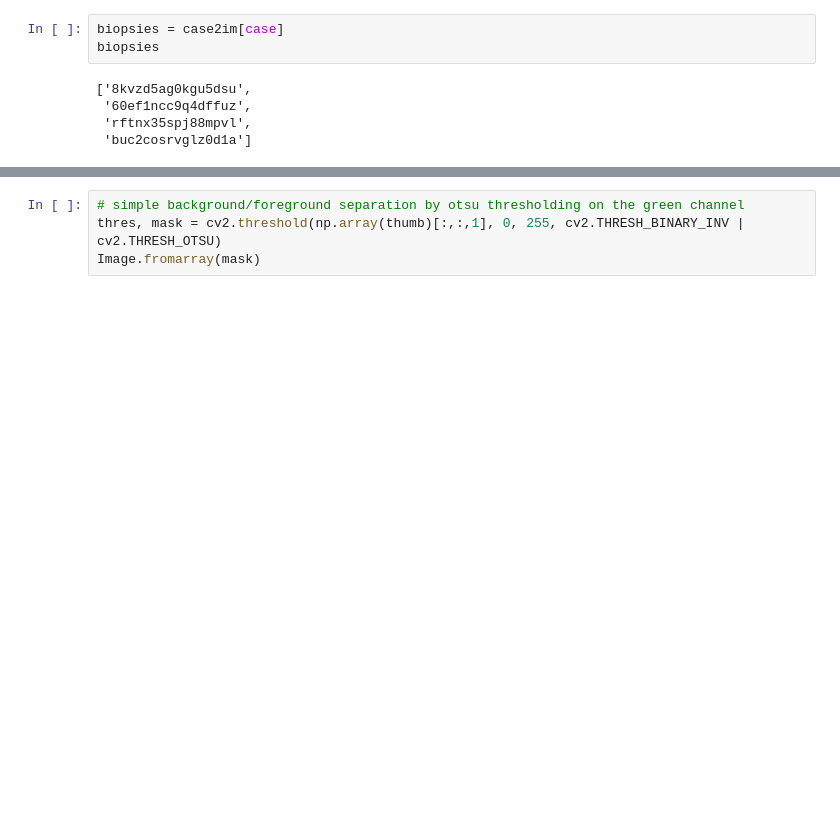
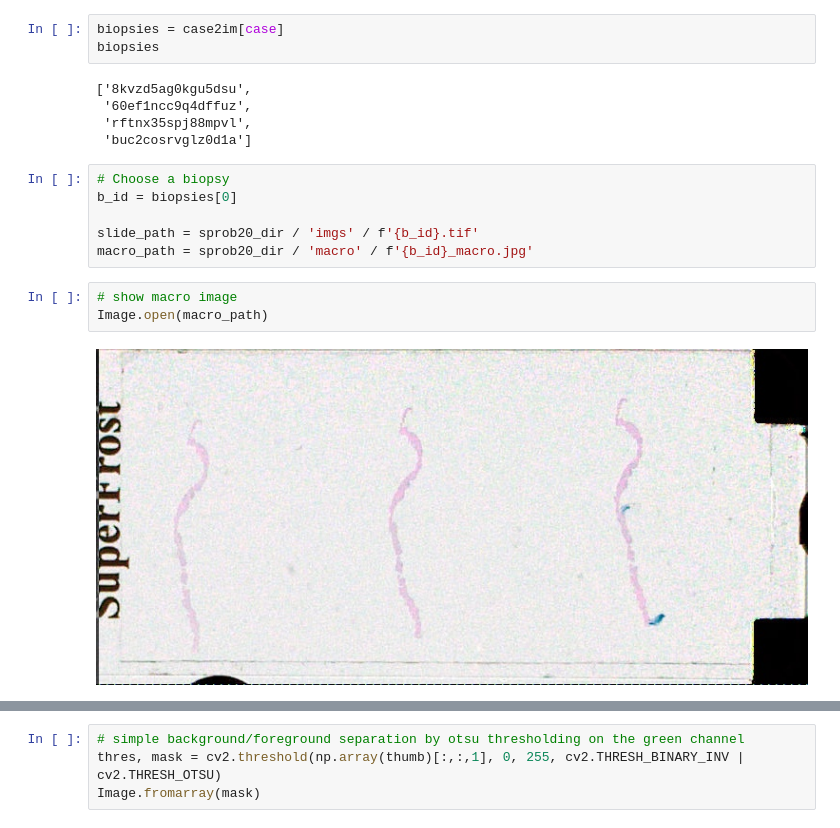
Before and after one commit to spearpoint-analytics/sprob20, a Jupyter notebook: SPROB20_sample.ipynb, the cells around one changed output, grey strips where cells are left out. Cells and saved outputs as stored; diff of their text form; blank space fills up the shorter version.

Commit message:
added macro image

```diff
--- a/SPROB20_sample.ipynb
+++ b/SPROB20_sample.ipynb
@@ -81,4 +81,15 @@ biopsies
  '60ef1ncc9q4dffuz',
  'rftnx35spj88mpvl',
  'buc2cosrvglz0d1a']
+# %%
+# Choose a biopsy
+b_id = biopsies[0]
+
+slide_path = sprob20_dir / 'imgs' / f'{b_id}.tif'
+macro_path = sprob20_dir / 'macro' / f'{b_id}_macro.jpg'
+# %%
+# show macro image
+Image.open(macro_path)
+# %% [output]
+[figure, added]
 # %%
```
Also changed, not shown: parts of 1 cell of this notebook.
